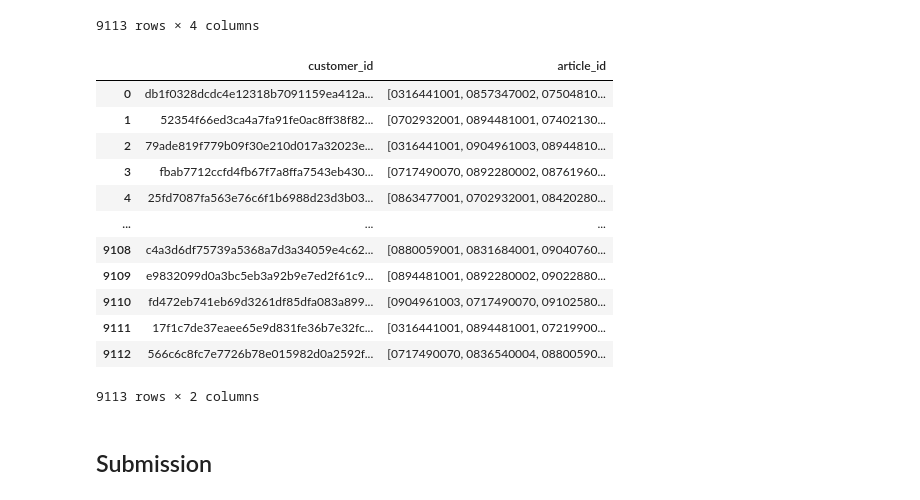
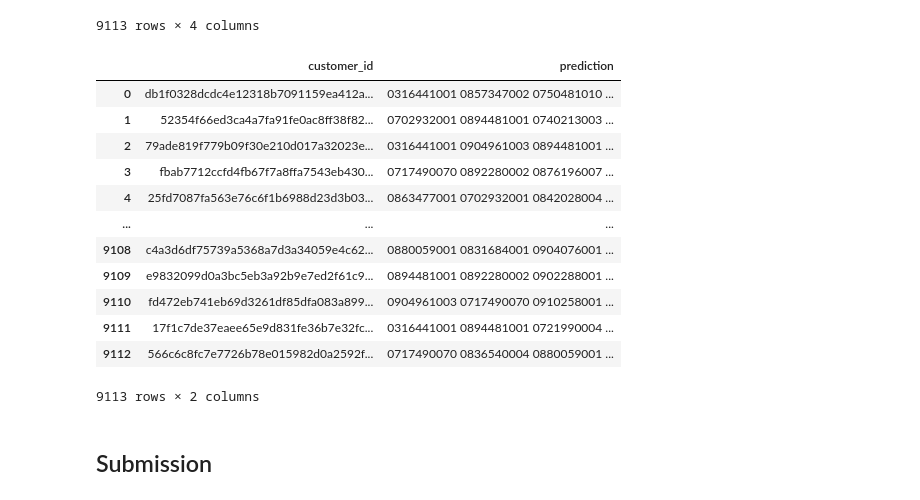
Before and after one commit to VishalRepos/personalized-fashion-recommendations, a Jupyter notebook: experiment/Chinthalanka/uom23dmmscg04-239375e-als-pyspark.ipynb, the cells around one changed output. Saved outputs shown, nothing was run; the diff lists cells and outputs as text; code cells hidden in the pictures.

Commit message:
Rename and pre-process submission file

```diff
--- a/experiment/Chinthalanka/uom23dmmscg04-239375e-als-pyspark.ipynb
+++ b/experiment/Chinthalanka/uom23dmmscg04-239375e-als-pyspark.ipynb
@@ -503,20 +503,22 @@ df_recom
 # %%
 recom_final = df_recom.drop(['customer_id_index','article_id_index'], axis = 1)
 final_pred = recom_final[['customer_id','article_id']]
+final_pred.rename(columns={'article_id': 'prediction'}, inplace=True)
+final_pred['prediction'] = final_pred['prediction'].apply(lambda x: ' '.join(map(str, x)))
 final_pred
 # %% [output]
-|  | customer_id | article_id |
-| 0 | db1f0328dcdc4e12318b7091159ea412a... | [0316441001, 0857347002, 07504810... |
-| 1 | 52354f66ed3ca4a7fa91fe0ac8ff38f82... | [0702932001, 0894481001, 07402130... |
-| 2 | 79ade819f779b09f30e210d017a32023e... | [0316441001, 0904961003, 08944810... |
-| 3 | fbab7712ccfd4fb67f7a8ffa7543eb430... | [0717490070, 0892280002, 08761960... |
-| 4 | 25fd7087fa563e76c6f1b6988d23d3b03... | [0863477001, 0702932001, 08420280... |
+|  | customer_id | prediction |
+| 0 | db1f0328dcdc4e12318b7091159ea412a... | 0316441001 0857347002 0750481010 ... |
+| 1 | 52354f66ed3ca4a7fa91fe0ac8ff38f82... | 0702932001 0894481001 0740213003 ... |
+| 2 | 79ade819f779b09f30e210d017a32023e... | 0316441001 0904961003 0894481001 ... |
+| 3 | fbab7712ccfd4fb67f7a8ffa7543eb430... | 0717490070 0892280002 0876196007 ... |
+| 4 | 25fd7087fa563e76c6f1b6988d23d3b03... | 0863477001 0702932001 0842028004 ... |
 | ... | ... | ... |
-| 9108 | c4a3d6df75739a5368a7d3a34059e4c62... | [0880059001, 0831684001, 09040760... |
-| 9109 | e9832099d0a3bc5eb3a92b9e7ed2f61c9... | [0894481001, 0892280002, 09022880... |
-| 9110 | fd472eb741eb69d3261df85dfa083a899... | [0904961003, 0717490070, 09102580... |
-| 9111 | 17f1c7de37eaee65e9d831fe36b7e32fc... | [0316441001, 0894481001, 07219900... |
-| 9112 | 566c6c8fc7e7726b78e015982d0a2592f... | [0717490070, 0836540004, 08800590... |
+| 9108 | c4a3d6df75739a5368a7d3a34059e4c62... | 0880059001 0831684001 0904076001 ... |
+| 9109 | e9832099d0a3bc5eb3a92b9e7ed2f61c9... | 0894481001 0892280002 0902288001 ... |
+| 9110 | fd472eb741eb69d3261df85dfa083a899... | 0904961003 0717490070 0910258001 ... |
+| 9111 | 17f1c7de37eaee65e9d831fe36b7e32fc... | 0316441001 0894481001 0721990004 ... |
+| 9112 | 566c6c8fc7e7726b78e015982d0a2592f... | 0717490070 0836540004 0880059001 ... |
 9113 rows × 2 columns
 # %% [markdown]
 ## Submission
```
